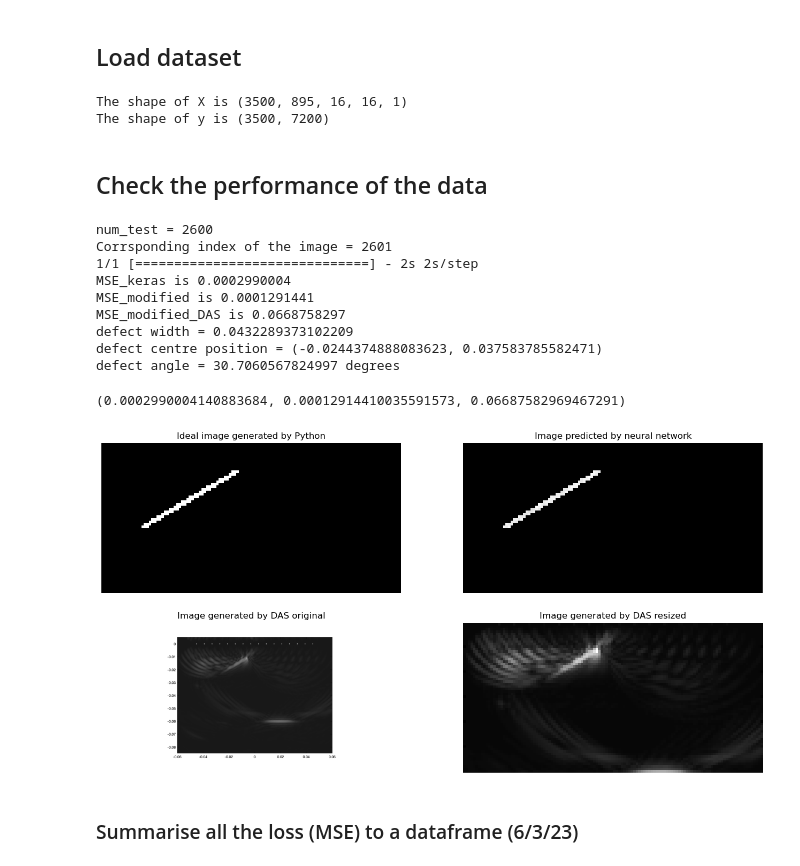
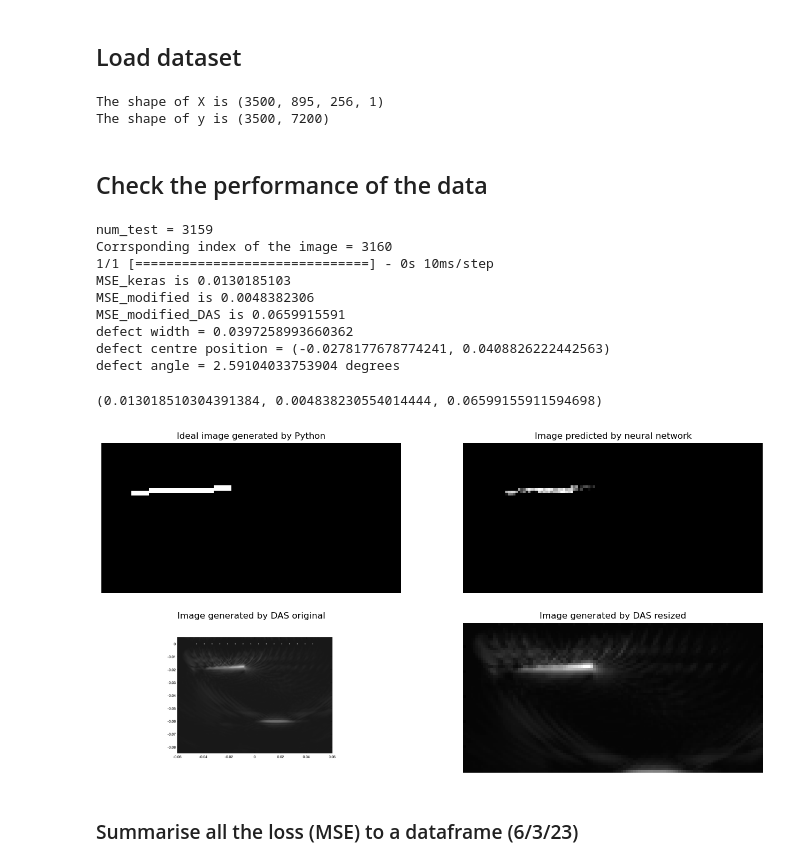
Before and after one commit to MC-Kangan/FYP_Ultrasound_Imaging_ML, a Jupyter notebook: Model_tester.ipynb, the cells around one changed output. Drawn from its saved outputs; the diff is of its cells as text; code cells hidden in the pictures.

Commit message:
Loaded all the results for 2d models and evaluate models

```diff
--- a/Model_tester.ipynb
+++ b/Model_tester.ipynb
@@ -81,8 +81,9 @@ plt.show()
 # filename = 'cnn3d_v3_1000_5_1.75e-14_50_2-3dconv_100.pkl' # do not predict anything
 # filename = 'cnn3d_v3_1000_5_1.75e-14_50_pooling-lr_100.pkl'
 
-filename = 'cnn3d_v3_2000_5_1.75e-14_50_kt-all_100.pkl'
+# filename = 'cnn3d_v3_2000_5_1.75e-14_50_kt-all_100.pkl'
 # filename = '3D_2450_o7167535.pkl'
+filename = '2D_2450_o7165279-1.pkl'
 # info = model_namer_description(filename)
 model = load_ml_model(filename)
 model.summary()
@@ -115,7 +113,7 @@ _________________________________________________________________
 # img_resize_factor = int(info['img_resize'])
 # epochs = int(info['epochs'])
 
-x_dimension= 3
+x_dimension= 2
 img_resize_factor = 50
 shrinkx = False
 
@@ -128,7 +126,7 @@ config = {'x_dimension':x_dimension,
          'img_resize_factor':img_resize_factor,
          'shrinkx':shrinkx}
 # %% [output]
-The shape of X is (3500, 895, 16, 16, 1)
+The shape of X is (3500, 895, 256, 1)
 The shape of y is (3500, 7200)
 # %% [markdown]
 ## Check the performance of the data
@@ -220,45 +218,45 @@ def check_result(config, model, num_test):
     dirName_das_fmc = "/Users/chenkangan/Desktop/ME4_FYP/imageGenerate_2022/DAS_Figure_FMC"
     # Read image in greyscale
     image_das_fmc = cv.imread(f'{dirName_das_fmc}/Figure_{num_test+1}_fmc.png',cv.IMREAD_GRAYSCALE)  # convert to array
 
     ax[1,0].imshow(image_das_fmc, cmap='gray')
     ax[1,0].set_title('Image generated by DAS original')
     ax[1,0].axis('off')
 
     # Crop and resize the das image
     das_img_resize = DAS_image_resize(image_das_fmc)
     ax[1,1].imshow(das_img_resize, cmap='gray')
     ax[1,1].set_title('Image generated by DAS resized')
     ax[1,1].axis('off')
 
     # Calculate the modified MSE for DAS image for comparison (after cropping and resizing)
     mse_modified_das = tf.keras.losses.MeanSquaredError()
     MSE_modified_das = float(mse_modified(true_img_modified, das_img_resize).numpy()) # Use the unreshaped true_img to calculate MSE
     print(f'MSE_modified_DAS is {round(MSE_modified_das,10)}')
 
     df_concat = pd.read_csv('/Users/chenkangan/PycharmProjects/ME4_FYP_py/defect_3500.csv')
     df_concat = df_concat.set_index('index')
     defect = df_concat.loc[num_test+1]
     print(f'defect width = {defect.defWidth}')
     print(f'defect centre position = {(defect.defPosx, defect.defPosy)}')
     print(f'defect angle = {defect.defAng} degrees')
 
     return MSE, MSE_modified, MSE_modified_das
 
 
-check_result(config, model, 2600)
+check_result(config, model, 3159)
 # %% [output]
-num_test = 2600
-Corrsponding index of the image = 2601
-1/1 [==============================] - 2s 2s/step
-MSE_keras is 0.0002990004
-MSE_modified is 0.0001291441
-MSE_modified_DAS is 0.0668758297
-defect width = 0.0432289373102209
-defect centre position = (-0.0244374888083623, 0.037583785582471)
-defect angle = 30.7060567824997 degrees
+num_test = 3159
+Corrsponding index of the image = 3160
+1/1 [==============================] - 0s 10ms/step
+MSE_keras is 0.0130185103
+MSE_modified is 0.0048382306
+MSE_modified_DAS is 0.0659915591
+defect width = 0.0397258993660362
+defect centre position = (-0.0278177678774241, 0.0408826222442563)
+defect angle = 2.59104033753904 degrees
-(0.0002990004140883684, 0.00012914410035591573, 0.06687582969467291)
+(0.013018510304391384, 0.004838230554014444, 0.06599155911594698)
-[figure, old version]
+[figure, new version]
 # %% [markdown]
 ### Summarise all the loss (MSE) to a dataframe (6/3/23)
 # %%
```
Also changed, not shown: parts of 9 cells of this notebook, 3 other files.
